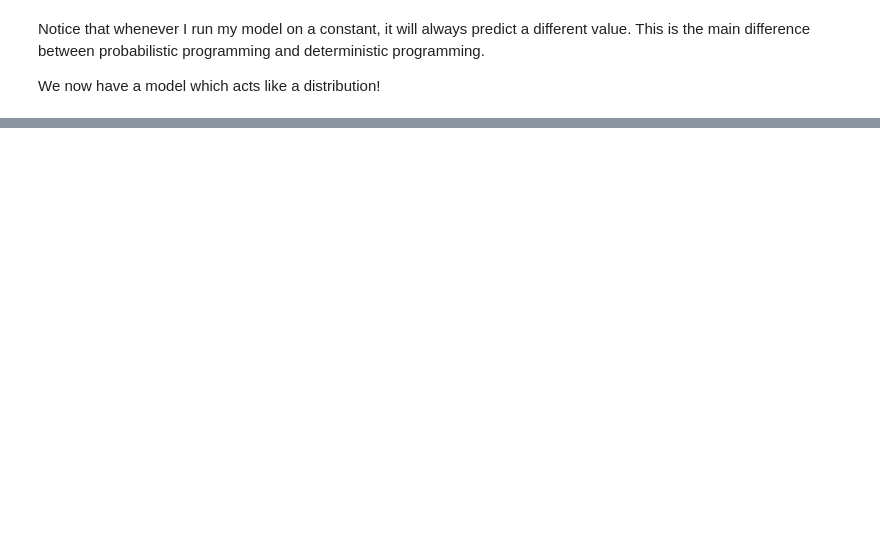
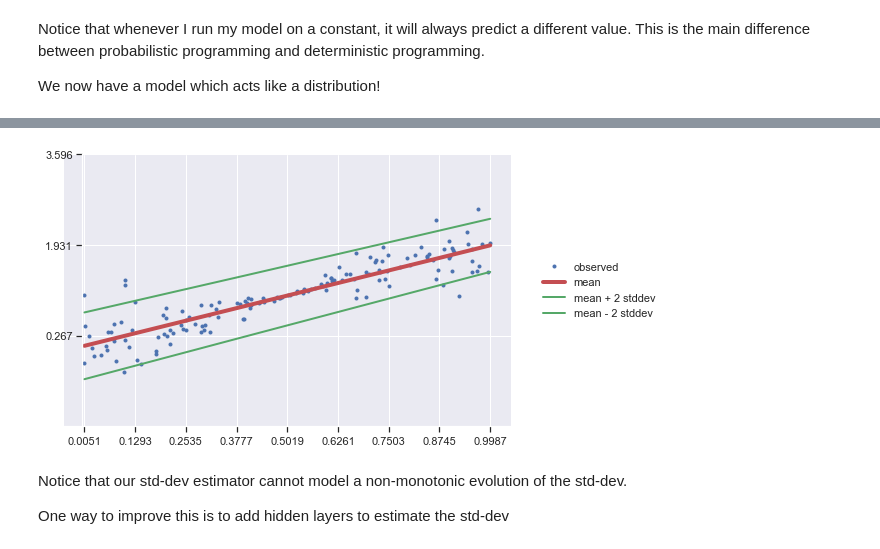
Before and after one commit to IavTavares/BayesStat-ProbProg-Python, a Jupyter notebook: Tensorflow-Probability/Simple Linear Regression.ipynb, the cells around one changed output, grey strips where cells are left out. Cells and saved outputs as stored; diff of their text form; code cells hidden in the pictures; blank space fills up the shorter version.

```diff
--- a/Tensorflow-Probability/Simple Linear Regression.ipynb
+++ b/Tensorflow-Probability/Simple Linear Regression.ipynb
@@ -108,0 +183,35 @@ plt.show()
+# %%
+def syn_dataset2(n=150, n_tst=150,beta=2):
+    # to allow for reproducibility
+    np.random.seed(43)
+    # We're making the picking the input features randomly.
+    x = np.random.rand(n)
+
+    #Let's make the errors heterosckedastic(non-monotonic)
+    eps = np.sqrt((x-0.5)**2)*np.random.randn(n)
+
+    y = (beta*x)+ eps
+    x = x[:, np.newaxis]
+
+    # we're making the test inputs to be deterministic, probably different from the
+    # training input features
+    x_tst = np.linspace(np.min(x),np.max(x), num=n_tst).astype(np.float32)
+    x_tst = x_tst[:, np.newaxis]
+    return y, x, x_tst
+
+y_syn_ds2, x_syn_ds2, x_tst_syn_ds2 = syn_dataset2()
+# %%
+# compiling the model
+model_syn_ds.compile(optimizer=tf.optimizers.Adam(learning_rate=0.01), loss=negloglik)
+model_syn_ds.fit(x_syn_ds2, y_syn_ds2, epochs=1000, verbose=False);
+# %%
+yhat_syn_ds2 = model_syn_ds(x_tst_syn_ds2)
+# %%
+plot_save_fig(yhat_syn_ds2,x_tst_syn_ds2,x_syn_ds2, y_syn_ds2,"Fig2")
+# Our std-dev estimator cannot model a non-monotonic evolution of the std-dev
+# %% [output]
+[figure, added]
+# %% [markdown]
+Notice that our std-dev estimator cannot model a non-monotonic evolution of the std-dev.
+
+One way to improve this is to add hidden layers to estimate the std-dev
```
Also changed, not shown: parts of 23 cells of this notebook.
